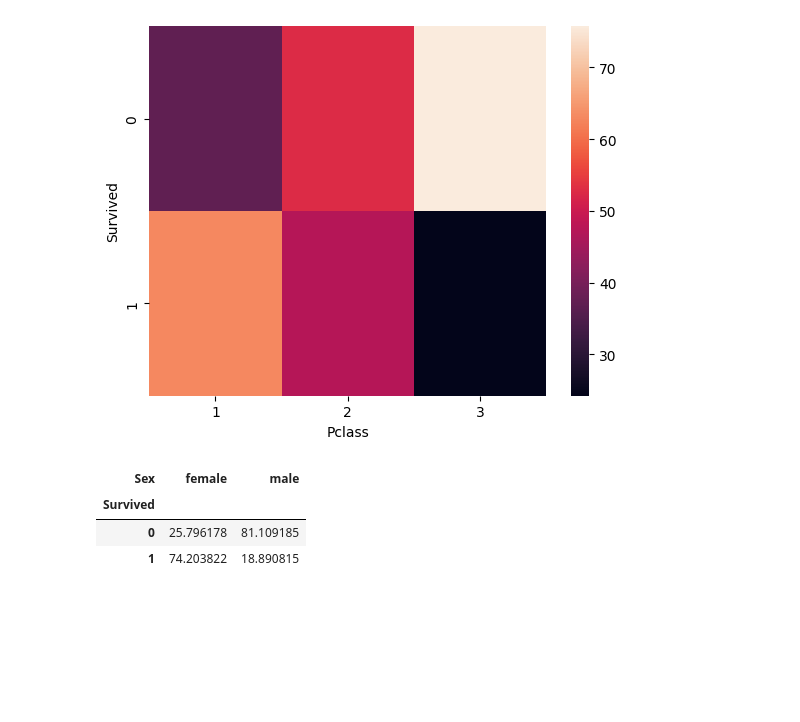
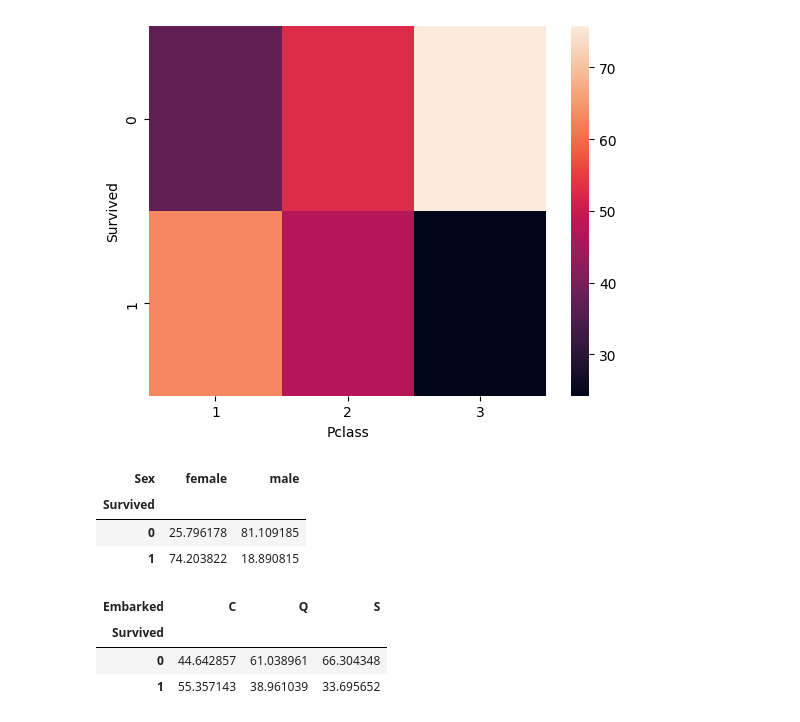
Before and after one commit to Prateek07-Kumar/100-DAYS-OF-PYTHON-PROGRAMMING, a Jupyter notebook: EDA/eda.ipynb, the cells around one changed output. Cells and saved outputs as stored; diff of their text form; code cells hidden in the pictures; blank space fills up the shorter version.

```diff
--- a/EDA/eda.ipynb
+++ b/EDA/eda.ipynb
@@ -265,3 +265,10 @@ pd.crosstab(df['Survived'],df['Sex'],normalize='columns')*100
 | Survived |  |  |
 | 0 | 25.796178 | 81.109185 |
 | 1 | 74.203822 | 18.890815 |
+# %%
+pd.crosstab(df['Survived'],df['Embarked'],normalize='columns')*100
+# %% [output]
+| Embarked | C | Q | S |
+| Survived |  |  |  |
+| 0 | 44.642857 | 61.038961 | 66.304348 |
+| 1 | 55.357143 | 38.961039 | 33.695652 |
```
